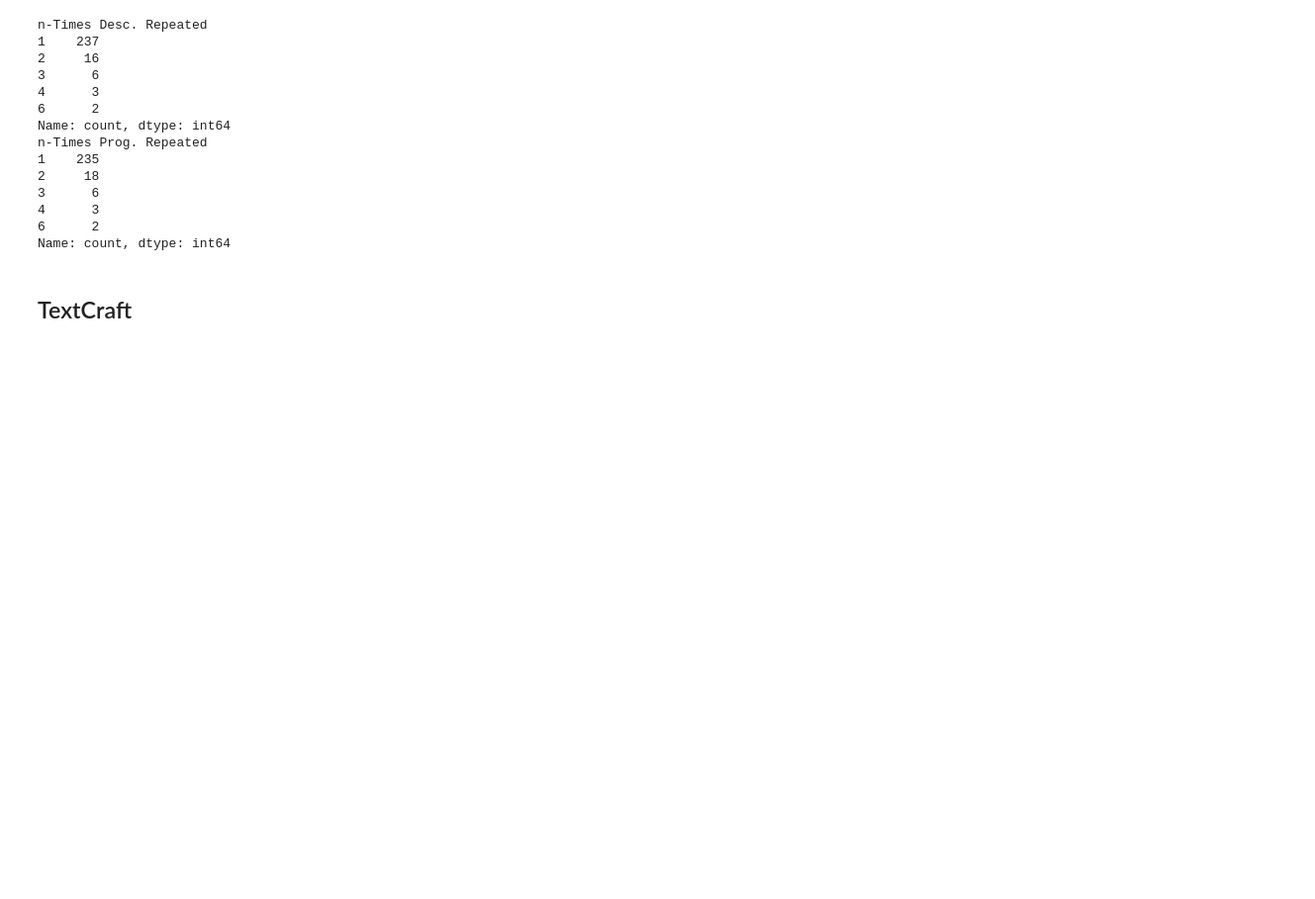
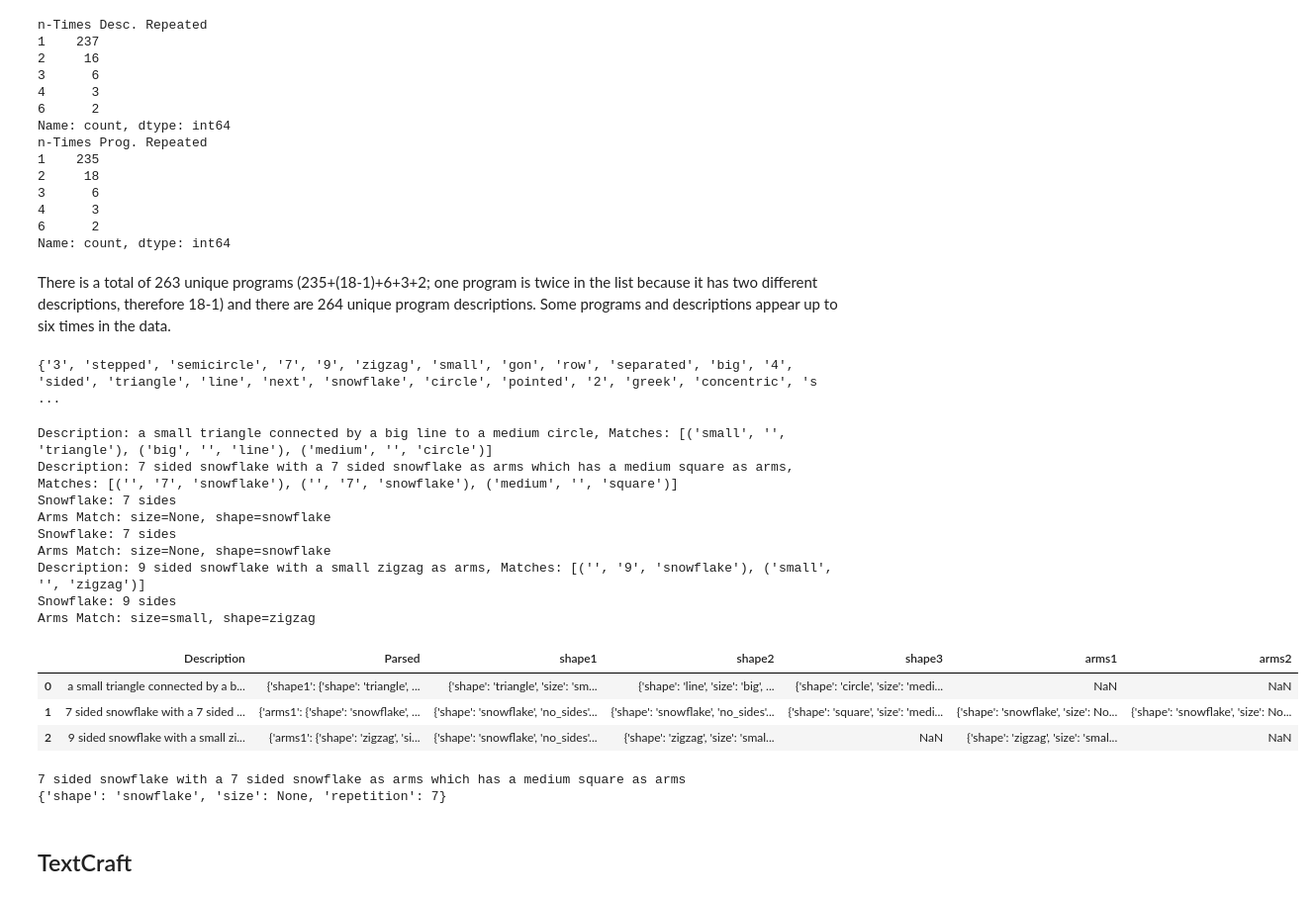
Before and after one commit to ruthchy/llm-generalization-program-synthesis, a Jupyter notebook: programs_DSL.ipynb, the cells around one changed output. Shown at 99% size. Saved outputs shown, nothing was run; the diff lists cells and outputs as text; code cells hidden in the pictures; blank space fills up the shorter version.

Commit message:
start gemetric shape analysis

```diff
--- a/programs_DSL.ipynb
+++ b/programs_DSL.ipynb
@@ -375,3 +382,5 @@ n-Times Prog. Repeated
 4      3
 6      2
 Name: count, dtype: int64
+# %% [markdown]
+There is a total of 263 unique programs (235+(18-1)+6+3+2; one program is twice in the list because it has two different descriptions, therefore 18-1) and there are 264 unique program descriptions. Some programs and descriptions appear up to six times in the data.
@@ -377,0 +392,44 @@ Name: count, dtype: int64
+# %%
+#OVERVIEW: of the terms used in the descriptions
+def get_unique_words(column):
+    unique_words = set()
+    for description in column:
+        # Split by spaces and remove punctuation
+        words = description.lower().replace(",", "").replace(".", "").split()
+        # Remove stopwords
+        stop_words = set(stopwords.words('english'))
+        words = [word for word in words if word not in stop_words]
+        unique_words.update(words)
+    return unique_words
+
+unique_words = get_unique_words(df_all["Description"])
+print(unique_words)
+# %% [output]
+{'3', 'stepped', 'semicircle', '7', '9', 'zigzag', 'small', 'gon', 'row', 'separated', 'big', '4', 'sided', 'triangle', 'line', 'next', 'snowflake', 'circle', 'pointed', '2', 'greek', 'concentric', 's ...
+# %%
+# Def. dictionaries
+shapes_dict = {
+    "line": "line",
+    "triangle": "triangle",
+    "square": "square",
+    "5 gon": "pentagon",
+    "6 gon": "hexagon",
+    "7 gon": "heptagon",
+    "8 gon": "octagon",
+    "9 gon": "nonagon",
+    "circle": "circle",
+    "semicircle": "semicircle",
+    "spiral": "spiral",
+    "star": "star",
+    "snowflake": "snowflake",
+    # not directly gemoetric shapes but patterns created from lines
+    "staircase": "staircase",
+    "zigzag": "zigzag"
+}
+
+sizes_dict = {
+    "short": "short",
+    "small": "small",
+    "medium": "medium",
+    "big": "big"
+}
@@ -378,3 +494,36 @@ Name: count, dtype: int64
+# %%
+example_df = pd.DataFrame({
+    "Description": [
+        "a small triangle connected by a big line to a medium circle",
+        "7 sided snowflake with a 7 sided snowflake as arms which has a medium square as arms",
+        "9 sided snowflake with a small zigzag as arms"
+    ]
+})
+# Apply the parsing function
+example_df["Parsed"] = example_df["Description"].apply(parse_description)
+parsed_df = example_df["Parsed"].apply(pd.Series)
+result_df = pd.concat([example_df, parsed_df], axis=1)
+display(result_df)
+# %% [output]
+Description: a small triangle connected by a big line to a medium circle, Matches: [('small', '', 'triangle'), ('big', '', 'line'), ('medium', '', 'circle')]
+Description: 7 sided snowflake with a 7 sided snowflake as arms which has a medium square as arms, Matches: [('', '7', 'snowflake'), ('', '7', 'snowflake'), ('medium', '', 'square')]
+Snowflake: 7 sides
+Arms Match: size=None, shape=snowflake
+Snowflake: 7 sides
+Arms Match: size=None, shape=snowflake
+Description: 9 sided snowflake with a small zigzag as arms, Matches: [('', '9', 'snowflake'), ('small', '', 'zigzag')]
+Snowflake: 9 sides
+Arms Match: size=small, shape=zigzag
+|  | Description | Parsed | shape1 | shape2 | shape3 | arms1 | arms2 |
+| 0 | a small triangle connected by a b... | {'shape1': {'shape': 'triangle', ... | {'shape': 'triangle', 'size': 'sm... | {'shape': 'line', 'size': 'big', ... | {'shape': 'circle', 'size': 'medi... | NaN | NaN |
+| 1 | 7 sided snowflake with a 7 sided ... | {'arms1': {'shape': 'snowflake', ... | {'shape': 'snowflake', 'no_sides'... | {'shape': 'snowflake', 'no_sides'... | {'shape': 'square', 'size': 'medi... | {'shape': 'snowflake', 'size': No... | {'shape': 'snowflake', 'size': No... |
+| 2 | 9 sided snowflake with a small zi... | {'arms1': {'shape': 'zigzag', 'si... | {'shape': 'snowflake', 'no_sides'... | {'shape': 'zigzag', 'size': 'smal... | NaN | {'shape': 'zigzag', 'size': 'smal... | NaN |
+# %%
+print(result_df.iloc[1]['Description'])
+print(result_df.iloc[1]['arms1'])
+# %% [output]
+7 sided snowflake with a 7 sided snowflake as arms which has a medium square as arms
+{'shape': 'snowflake', 'size': None, 'repetition': 7}
 # %% [markdown]
 ## TextCraft
 # %%
```
Also changed, not shown: parts of 3 cells of this notebook.
